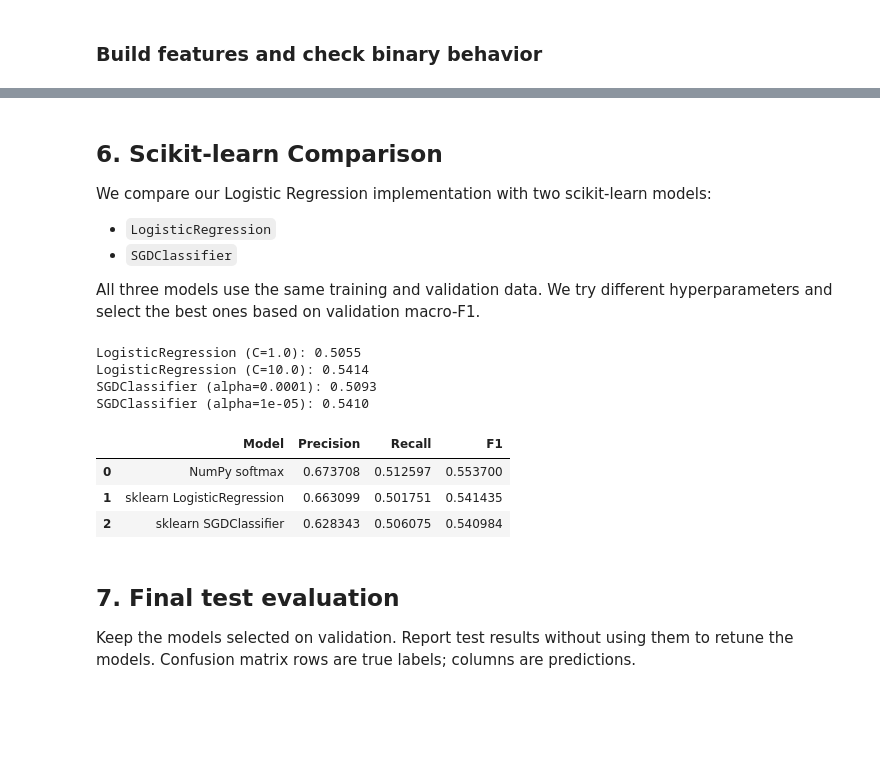
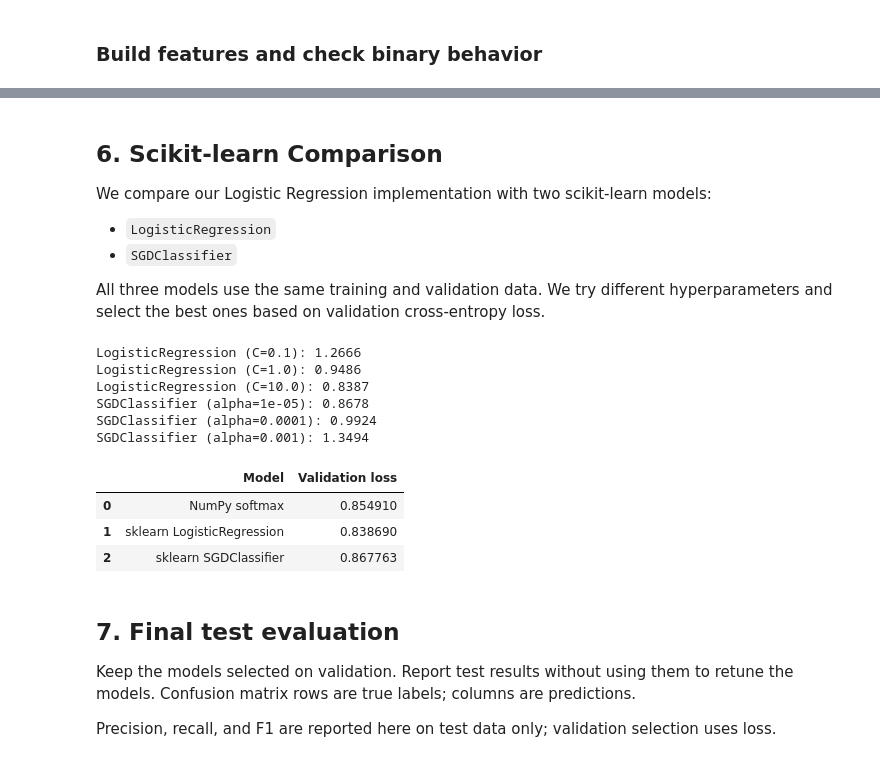
Before and after one commit to BadrGello/Natural-Language-Processing-Lab-1, a Jupyter notebook: notebooks/03_logistic_regression.ipynb, the cells around one changed output, grey strips where cells are left out. Drawn from its saved outputs; the diff is of its cells as text; code cells hidden in the pictures; blank space fills up the shorter version.

```diff
--- a/notebooks/03_logistic_regression.ipynb
+++ b/notebooks/03_logistic_regression.ipynb
@@ -68,8 +72,8 @@ Repeated bigrams still have value 1.
 # %%
-def build_bigram_vocabulary(tokenized_train: list[list[str]]) -> dict[tuple[str, str], int]:
+def build_bigram_vocabulary(tokenized_texts: list[list[str]]) -> dict[tuple[str, str], int]:
     vocabulary = {}
 
-    for tokens in tokenized_train:
+    for tokens in tokenized_texts:
         for i in range(len(tokens) - 1):
             bigram = (tokens[i], tokens[i + 1])
 
@@ -92,7 +96,7 @@ def vectorize_bigrams(tokenized_texts, vocabulary):
 # %% [markdown]
 ### Build features and check binary behavior
 # %%
-bigram_vocab = build_bigram_vocabulary(train_tokens)
+bigram_vocab = build_bigram_vocabulary(train_tokens + val_tokens + test_tokens)
 X_train = vectorize_bigrams(train_tokens, bigram_vocab)
 X_val = vectorize_bigrams(val_tokens, bigram_vocab)
 X_test = vectorize_bigrams(test_tokens, bigram_vocab)
@@ -233,13 +244,13 @@ class LogisticRegressionScratch:
 # %%
 scratch_candidates = []
-for rate in (0.5, 2.0):
+for rate in (0.1, 0.5, 1.0):
     model = LogisticRegressionScratch(len(bigram_vocab), data.num_classes,
-                                      learning_rate=rate, epochs=60, seed=SEED)
+                                      learning_rate=rate, epochs=100, seed=SEED)
     model.fit(X_train, data.train.labels, X_val, data.val.labels)
-    report = sklearn_evaluation(data.val.labels, model.predict(X_val), data.num_classes)
-    scratch_candidates.append((report['macro_f1'], model))
-    print(f"Scratch: learning rate={rate}, best epoch={model.best_epoch_}, validation macro-F1={report['macro_f1']:.4f}")
-scratch = max(scratch_candidates, key=lambda item: item[0])[1]
+    scratch_candidates.append((model.best_val_loss_, model))
+    print(f"Scratch: learning rate={rate}, epochs run={model.n_epochs_}, "
+          f"best epoch={model.best_epoch_}, validation loss={model.best_val_loss_:.4f}")
+scratch = min(scratch_candidates, key=lambda item: item[0])[1]
 history = pd.DataFrame(scratch.history_)
 history.plot(x='epoch', y=['train_loss', 'val_loss'], ylabel='Mean cross-entropy',
              title='Scratch softmax training (before restoring best validation epoch)')
@@ -257,14 +269,14 @@ We compare our Logistic Regression implementation with two scikit-learn models:
 - `LogisticRegression`
 - `SGDClassifier`
 
-All three models use the same training and validation data. We try different hyperparameters and select the best ones based on validation macro-F1.
+All three models use the same training and validation data. We try different hyperparameters and select the best ones based on validation cross-entropy loss.
 # %%
 models = {"NumPy softmax": scratch}
 
 # 1. Scikit-learn Logistic Regression
-best_score = -1
+best_score = np.inf
 
-for C in [1.0, 10.0]:
+for C in [0.1, 1.0, 10.0]:
     model = LogisticRegression(
         C=C,
         max_iter=1000,
@@ -273,71 +285,65 @@ for C in [1.0, 10.0]:
 
     model.fit(X_train, data.train.labels)
 
-    predictions = model.predict(X_val)
-    report = sklearn_evaluation(data.val.labels, predictions, data.num_classes)
-
-    score = report["macro_f1"]
+    score = log_loss(data.val.labels, model.predict_proba(X_val),
+                     labels=np.arange(data.num_classes))
     print(f"LogisticRegression (C={C}): {score:.4f}")
 
-    if score > best_score:
+    if score < best_score:
         best_score = score
         models["sklearn LogisticRegression"] = model
 
 
 # 2. SGD Classifier
-best_score = -1
+best_score = np.inf
 
-for alpha in [1e-4, 1e-5]:
+for alpha in [1e-5, 1e-4, 1e-3]:
     model = SGDClassifier(
         loss="log_loss",
         alpha=alpha,
         max_iter=1000,
         tol=1e-4,
         random_state=SEED
     )
 
     model.fit(X_train, data.train.labels)
 
-    predictions = model.predict(X_val)
-    report = sklearn_evaluation(data.val.labels, predictions, data.num_classes)
-
-    score = report["macro_f1"]
+    score = log_loss(data.val.labels, model.predict_proba(X_val),
+                     labels=np.arange(data.num_classes))
     print(f"SGDClassifier (alpha={alpha}): {score:.4f}")
 
-    if score > best_score:
+    if score < best_score:
         best_score = score
         models["sklearn SGDClassifier"] = model
 
 
 # 3. Compare all three models
 results = []
 
 for name, model in models.items():
 
-    predictions = model.predict(X_val)
-    report = sklearn_evaluation(data.val.labels, predictions, data.num_classes)
-
-    results.append({
-        "Model": name,
-        "Precision": report["macro_precision"],
-        "Recall": report["macro_recall"],
-        "F1": report["macro_f1"]
-    })
+    score = log_loss(data.val.labels, model.predict_proba(X_val),
+                     labels=np.arange(data.num_classes))
+    results.append({"Model": name, "Validation loss": score})
 
 validation_results = pd.DataFrame(results)
 display(validation_results)
 # %% [output]
-LogisticRegression (C=1.0): 0.5055
-LogisticRegression (C=10.0): 0.5414
-SGDClassifier (alpha=0.0001): 0.5093
-SGDClassifier (alpha=1e-05): 0.5410
+LogisticRegression (C=0.1): 1.2666
+LogisticRegression (C=1.0): 0.9486
+LogisticRegression (C=10.0): 0.8387
+SGDClassifier (alpha=1e-05): 0.8678
+SGDClassifier (alpha=0.0001): 0.9924
+SGDClassifier (alpha=0.001): 1.3494
-|  | Model | Precision | Recall | F1 |
-| 0 | NumPy softmax | 0.673708 | 0.512597 | 0.553700 |
-| 1 | sklearn LogisticRegression | 0.663099 | 0.501751 | 0.541435 |
-| 2 | sklearn SGDClassifier | 0.628343 | 0.506075 | 0.540984 |
+|  | Model | Validation loss |
+| 0 | NumPy softmax | 0.854910 |
+| 1 | sklearn LogisticRegression | 0.838690 |
+| 2 | sklearn SGDClassifier | 0.867763 |
 # %% [markdown]
 ## 7. Final test evaluation
 Keep the models selected on validation. Report test results without using them to retune the models. Confusion matrix rows are true labels; columns are predictions.
+
+Precision, recall, and F1 are reported here on test data only; validation selection uses loss.
 # %%
 test_results = []
 for name, model in models.items():
```
Also changed, not shown: parts of 13 cells of this notebook, 1 other file.
